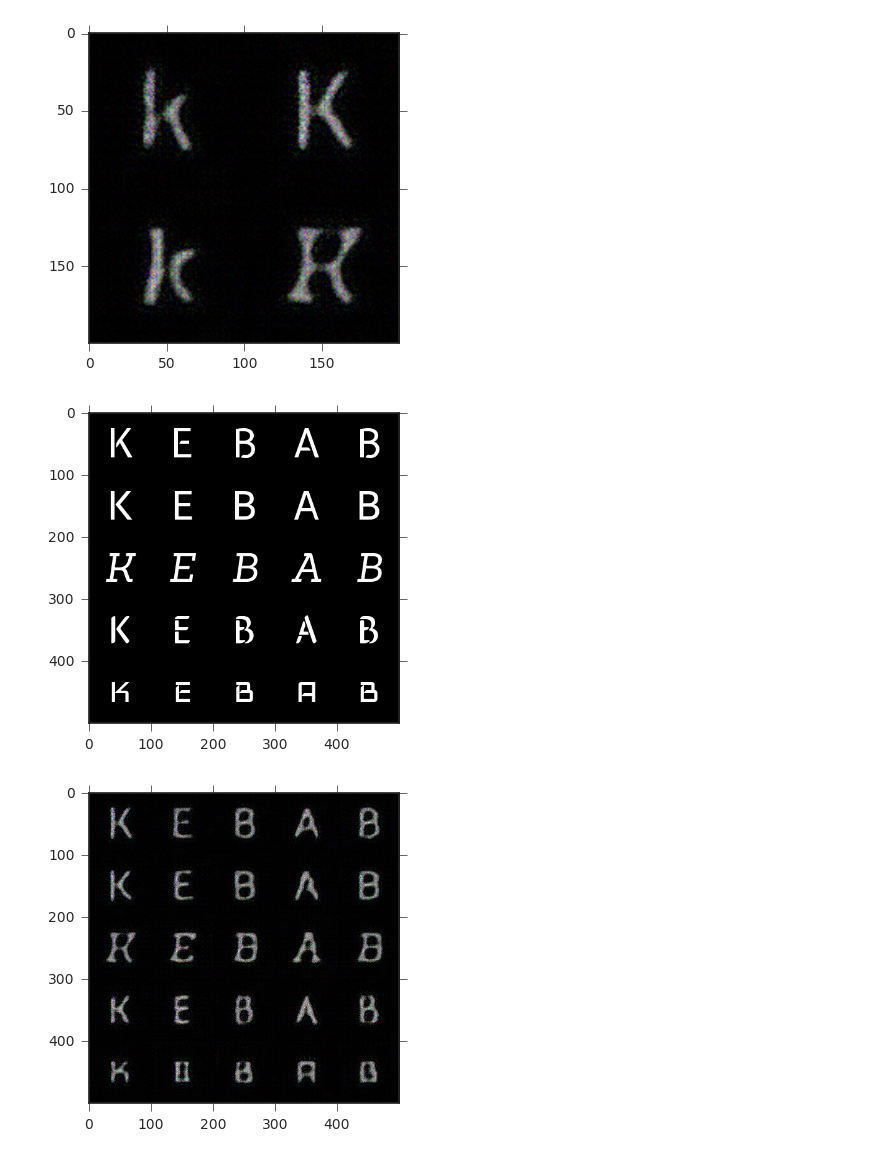
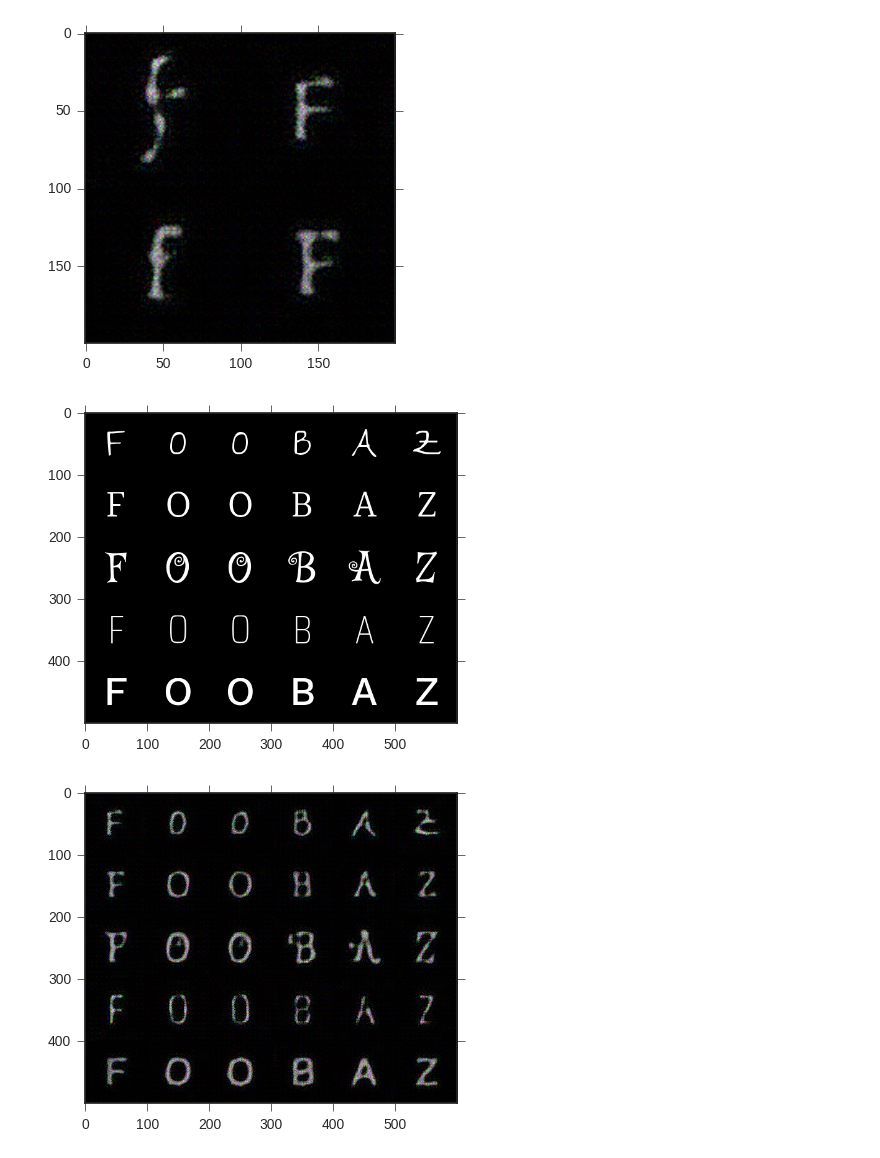
Before and after one commit to indraastra/cadl-work, a Jupyter notebook: 2_mdn_char_rnn/VAEGAN Exploration.ipynb, the cells around one changed output. Drawn from its saved outputs; the diff is of its cells as text; code cells hidden in the pictures.

```diff
--- a/2_mdn_char_rnn/VAEGAN Exploration.ipynb
+++ b/2_mdn_char_rnn/VAEGAN Exploration.ipynb
@@ -58,5 +60,5 @@ dict_keys(['loss_fake', 'z_samp', 'x_tilde_samp', 'loss_dis', 'loss_D_llike', 'x
 # %%
 # Generate renderings of this text for 5 different fonts.
-imgs = render_chars('kebab KEBAB', random.sample(FONTS, 5))
+imgs = render_chars('foobaz FOOBAZ', random.sample(FONTS, 5))
 show_images(imgs)
 # %% [output]
@@ -76,6 +78,6 @@ show_images(imgs_recon)
 # %%
-show_images([[imgs_recon[0, 0], imgs_recon[0, 6]],
-             [imgs_recon[2, 0], imgs_recon[2, 6]]])
+show_images([[imgs_recon[0, 0], imgs_recon[0, 7]],
+             [imgs_recon[1, 0], imgs_recon[1, 7]]])
 # %% [output]
-[figure, old version]
+[figure, new version]
 # %%
@@ -92,13 +95,13 @@ new_recon = np.array([postprocess(img) for img in recon]).reshape((5, 5, SIZE, S
 # %%
 # ORIGINAL.
-show_images(imgs[:, 6:])
+show_images(imgs[:, 7:])
 # %% [output]
-[figure, old version]
+[figure, new version]
 # %%
 # RECONSTRUCTED FROM ENCODING.
-show_images(imgs_recon[:, 6:])
+show_images(imgs_recon[:, 7:])
 # %% [output]
-[figure, old version]
+[figure, new version]
 # %%
 # RECONSTRUCTED FROM ENCODING MATH.
 show_images(new_recon)
```
Also changed, not shown: parts of 12 cells of this notebook.
